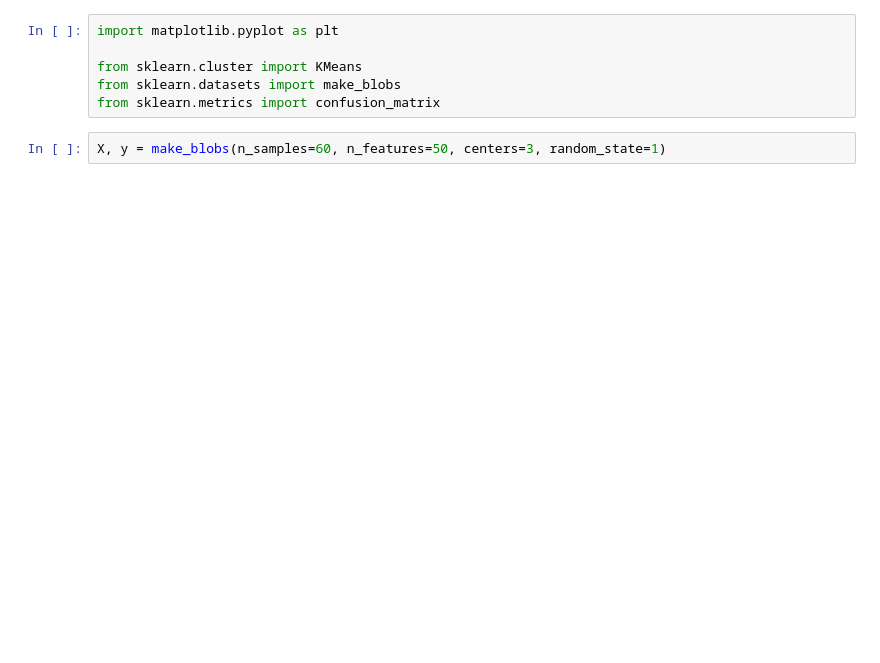
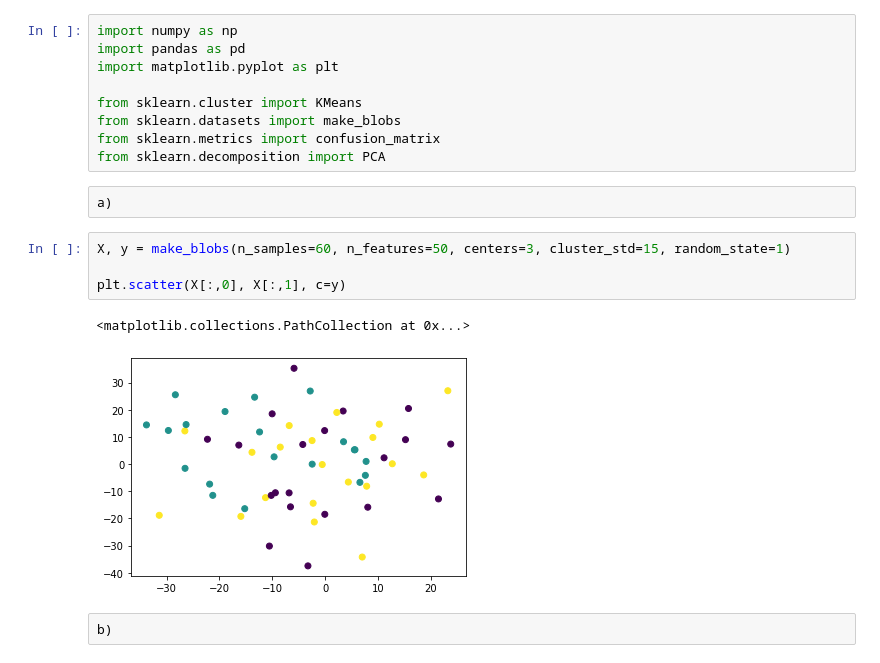
Before and after one commit to makbigc/ISLR, a Jupyter notebook: chap10/ex10.ipynb, the cells around one changed output. Cells and saved outputs as stored; diff of their text form; blank space fills up the shorter version.

```diff
--- a/chap10/ex10.ipynb
+++ b/chap10/ex10.ipynb
@@ -1,8 +1,20 @@
 # %%
+import numpy as np
+import pandas as pd
 import matplotlib.pyplot as plt
 
 from sklearn.cluster import KMeans
 from sklearn.datasets import make_blobs
 from sklearn.metrics import confusion_matrix
+from sklearn.decomposition import PCA
+# %% [raw]
+a)
 # %%
-X, y = make_blobs(n_samples=60, n_features=50, centers=3, random_state=1)
+X, y = make_blobs(n_samples=60, n_features=50, centers=3, cluster_std=15, random_state=1)
+
+plt.scatter(X[:,0], X[:,1], c=y)
+# %% [output]
+<matplotlib.collections.PathCollection at 0x...>
+[figure, added]
+# %% [raw]
+b)
```
Also changed, not shown: parts of 13 cells of this notebook.
